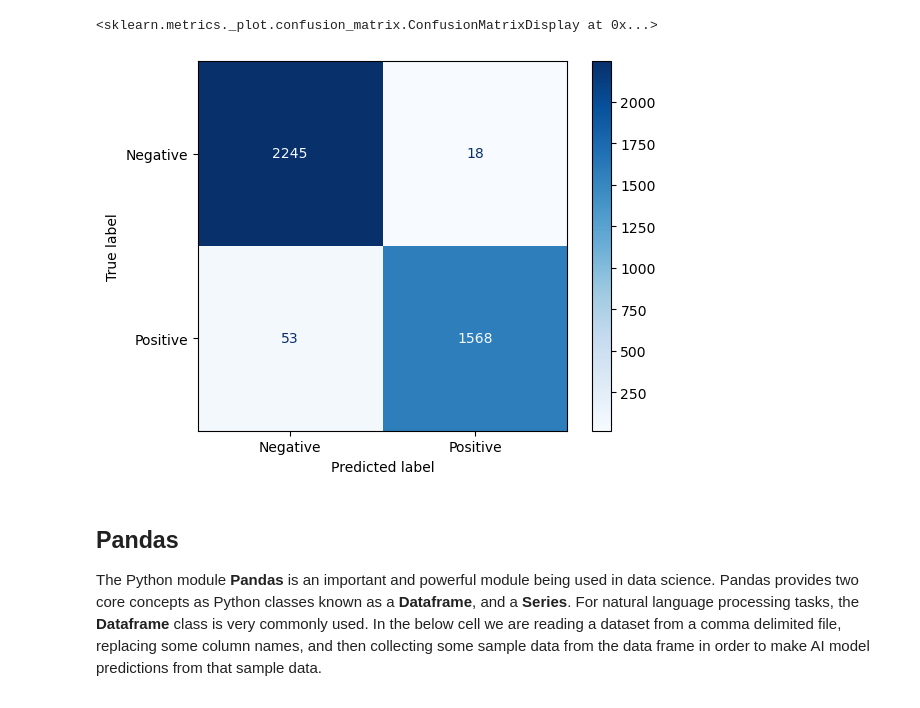
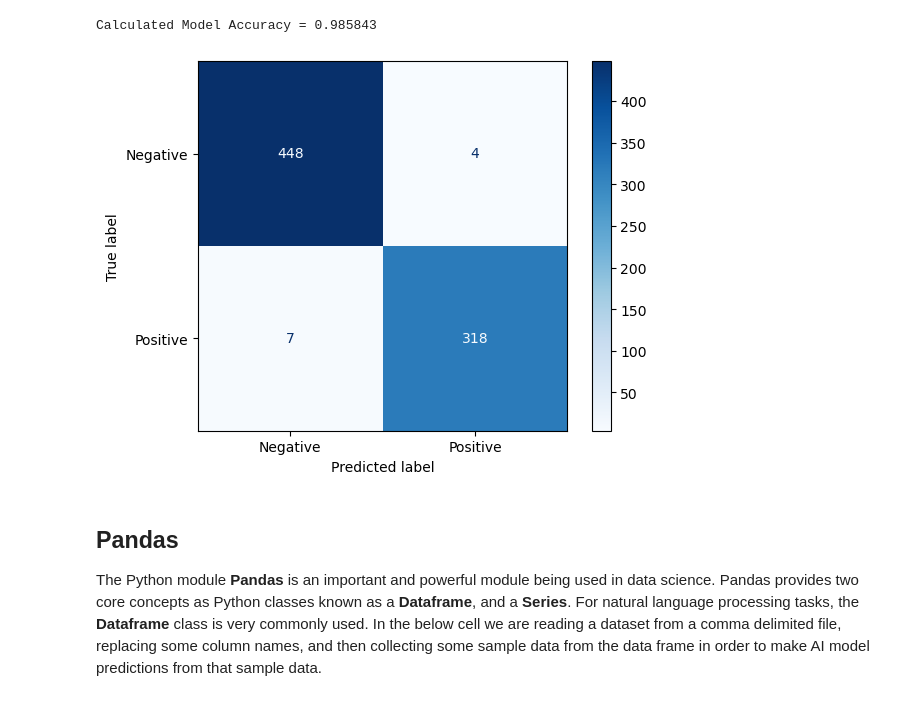
Before and after one commit to RiverGumSecurity/IntroAILabs, a Jupyter notebook: notebooks/PhishingModel.ipynb, the cells around one changed output. Cells and saved outputs as stored; diff of their text form; code cells hidden in the pictures.

Commit message:
updated with accuracy calculation

```diff
--- a/notebooks/PhishingModel.ipynb
+++ b/notebooks/PhishingModel.ipynb
@@ -61,0 +65,11 @@ test dataset: (3884, 2)
+# %%
+# original training dataset loaded here.
+dataset = datasets.load_dataset("ealvaradob/phishing-dataset", "combined_reduced", trust_remote_code=True)
+tempdf = dataset['train'].to_pandas()
+train, test = train_test_split(tempdf, test_size=0.01, random_state=42)
+test.replace({'label': 0}, 'benign', inplace=True)
+test.replace({'label': 1}, 'phishing', inplace=True)
+
+train, test = Dataset.from_pandas(train, preserve_index=False), Dataset.from_pandas(test, preserve_index=False)
+print(f'train dataset: {train.shape}')
+print(f'test dataset: {test.shape}')
@@ -62,13 +95,17 @@ test dataset: (3884, 2)
 # %%
 # confusion matrix example using test/train split.
 y_test = [t['label'] == 'phishing' for t in test]
 y_pred = [predict(t['text'])[0]['label'] == 'phishing' for t in test]
 cm = confusion_matrix(y_test, y_pred)
+
+accuracy = (cm[0][0] + cm[1][1]) / test.num_rows
+print(f'Calculated Model Accuracy = {accuracy:02f}')
+
 disp = ConfusionMatrixDisplay(confusion_matrix=cm, display_labels=['Negative', 'Positive'])
-disp.plot(cmap=plt.cm.Blues)
+_ = disp.plot(cmap=plt.cm.Blues)
 # %% [output]
-<sklearn.metrics._plot.confusion_matrix.ConfusionMatrixDisplay at 0x...>
+Calculated Model Accuracy = 0.985843
-[figure, old version]
+[figure, new version]
 # %% [markdown]
 ## Pandas
 
```
Also changed, not shown: parts of 7 cells of this notebook.
